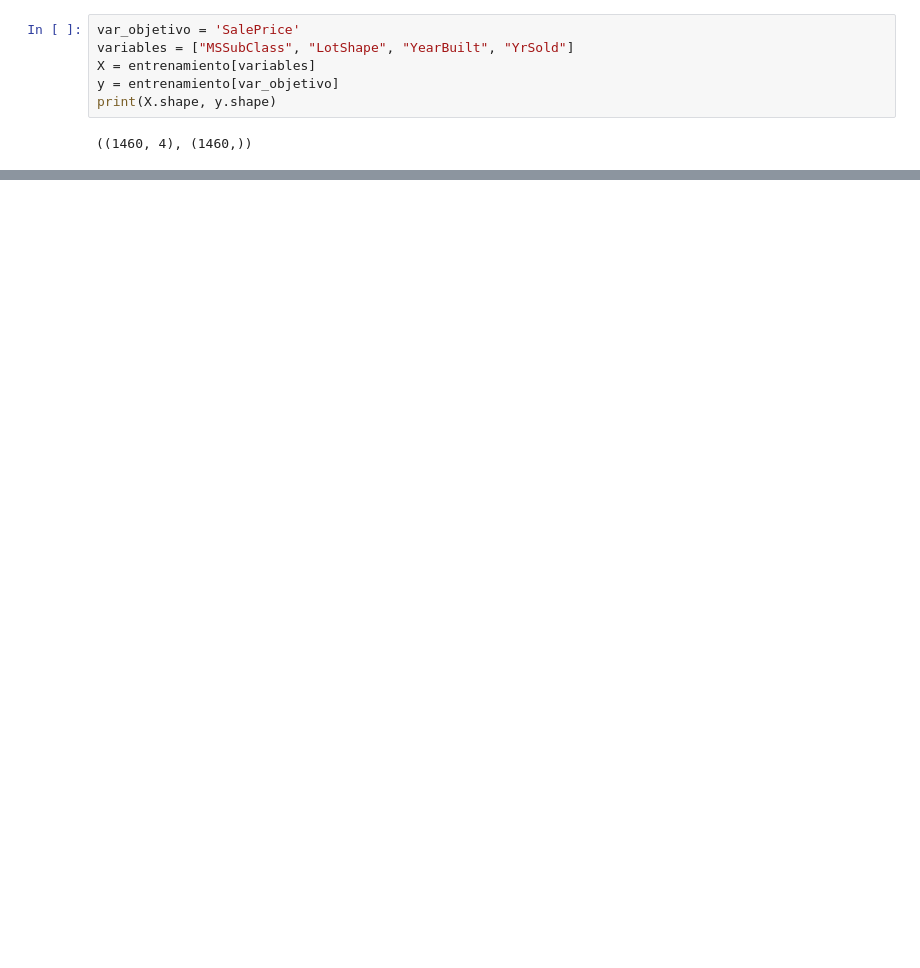
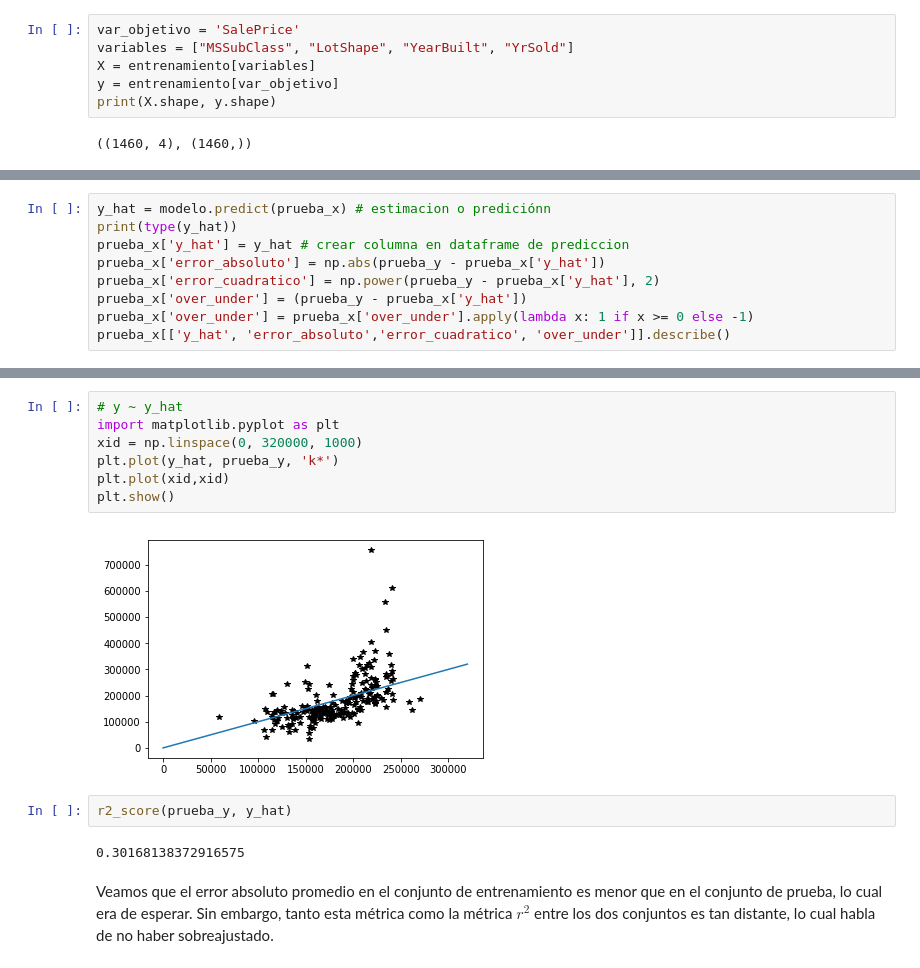
Before and after one commit to DiegoAgher/aprendizaje_maquina, a Jupyter notebook: 2_regresion_lineal_multiple_y_logistica.ipynb, the cells around one changed output, grey strips where cells are left out. Drawn from its saved outputs; the diff is of its cells as text; blank space fills up the shorter version.

```diff
--- a/2_regresion_lineal_multiple_y_logistica.ipynb
+++ b/2_regresion_lineal_multiple_y_logistica.ipynb
@@ -162,0 +174,9 @@ mean_squared_error(entrenamiento[var_objetivo], y_hat)
+# %%
+y_hat = modelo.predict(prueba_x) # estimacion o prediciónn
+print(type(y_hat))
+prueba_x['y_hat'] = y_hat # crear columna en dataframe de prediccion
+prueba_x['error_absoluto'] = np.abs(prueba_y - prueba_x['y_hat'])
+prueba_x['error_cuadratico'] = np.power(prueba_y - prueba_x['y_hat'], 2)
+prueba_x['over_under'] = (prueba_y - prueba_x['y_hat'])
+prueba_x['over_under'] = prueba_x['over_under'].apply(lambda x: 1 if x >= 0 else -1)
+prueba_x[['y_hat', 'error_absoluto','error_cuadratico', 'over_under']].describe()
@@ -162,0 +201,16 @@ mean_squared_error(entrenamiento[var_objetivo], y_hat)
+# %%
+# y ~ y_hat
+import matplotlib.pyplot as plt
+xid = np.linspace(0, 320000, 1000)
+plt.plot(y_hat, prueba_y, 'k*')
+plt.plot(xid,xid)
+plt.show()
+# %% [output]
+[figure, added]
+# %%
+r2_score(prueba_y, y_hat)
+# %% [output]
+0.30168138372916575
+# %% [markdown]
+Veamos que el error absoluto promedio en el conjunto de entrenamiento es menor que en el conjunto de prueba, lo cual era de esperar.
+Sin embargo, tanto esta métrica como la métrica $r^2$ entre los dos conjuntos es tan distante, lo cual habla de no haber sobreajustado.
```
Also changed, not shown: parts of 31 cells of this notebook.
